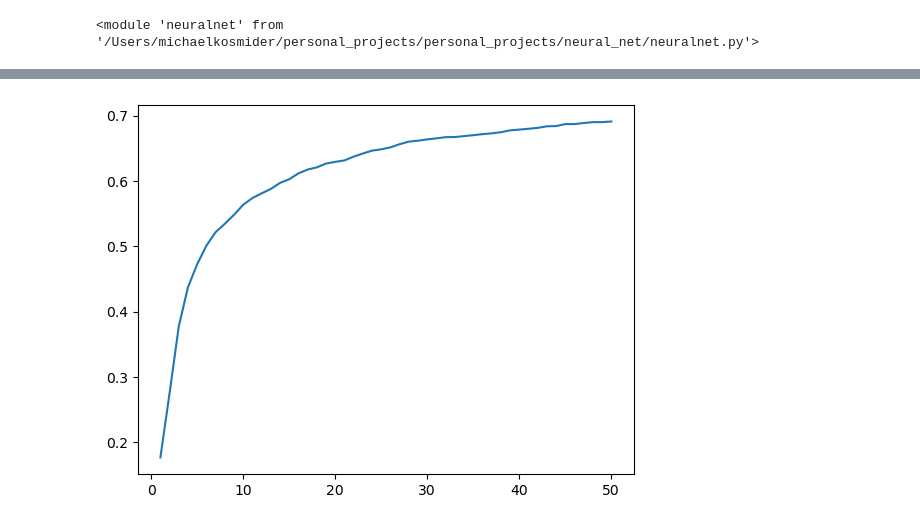
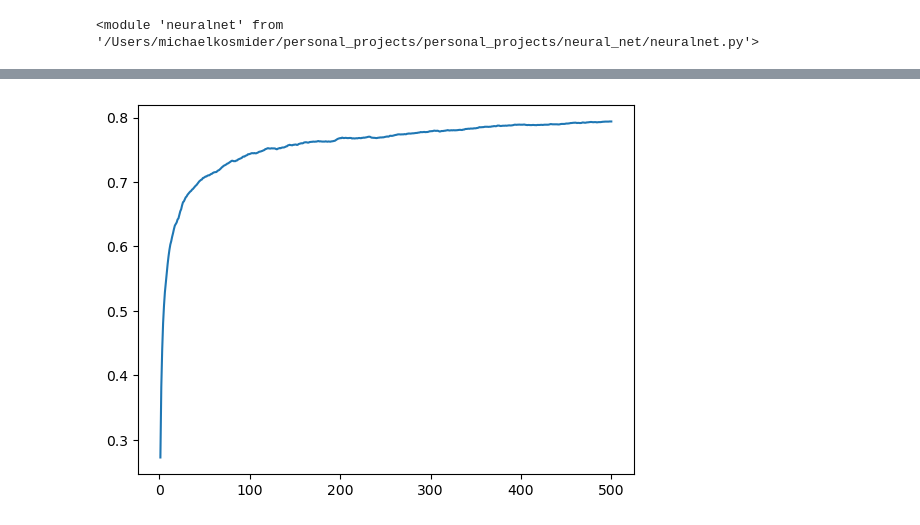
Before and after one commit to michaelkosmider/personal_projects, a Jupyter notebook: neural_net/modeltests.ipynb, the cells around one changed output, grey strips where cells are left out. Saved outputs shown, nothing was run; the diff lists cells and outputs as text; code cells hidden in the pictures.

Commit message:
the demo in modeltests.ipynb now uses a neural net that was trained for about 5 minutes

```diff
--- a/neural_net/modeltests.ipynb
+++ b/neural_net/modeltests.ipynb
@@ -17,6 +17,6 @@ X_valid = X_valid.reshape((5000, 784))
 X_train = X_train/255
 X_valid = X_valid/255
 # %%
-model = Neural_net(shape=[200,200], epochs=50, learning_rate=0.01)
+model = Neural_net(shape=[200,200], epochs=500, learning_rate=0.01)
 model.fit(X_train, y_train, X_valid, y_valid)
 # %% [output]
@@ -40 +40 @@ Epoch 50 . Accuracy: 0.691
-[figure, old version]
+[figure, new version]
```
Also changed, not shown: parts of 1 cell of this notebook.
